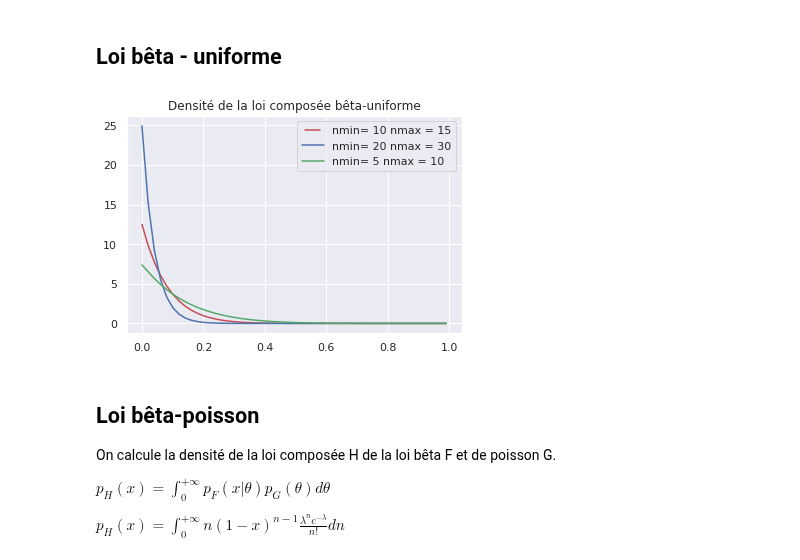
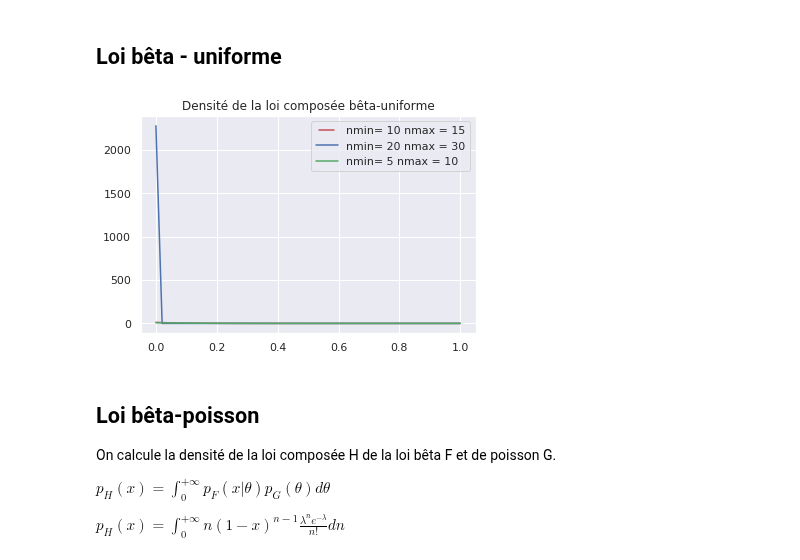
Before and after one commit to aminaghoul/reads_seq, a Jupyter notebook: stage1.ipynb, the cells around one changed output. Saved outputs shown, nothing was run; the diff lists cells and outputs as text; code cells hidden in the pictures.

```diff
--- a/stage1.ipynb
+++ b/stage1.ipynb
@@ -435,0 +436,7 @@ print(len(taille))
+# %%
+
+f=open("don.txt",'w')
+for l in taille:
+    f.writelines(l)
+    #f.write('\n') #(si besoin)
+f.close()
@@ -439,23 +448,23 @@ print(len(taille))
 ## Loi bêta - uniforme
 # %%
 axes = plt.gca()
-x=np.linspace(0.00000001,0.99)
+x=np.linspace(0.00001,0.9999)
 def f(x,a, b):
     return np.exp(-np.log(1-x))/(b-a)*((b*np.exp(b*np.log(1-x)) - a*np.exp(a*np.log(1-x)))/(np.log(1-x)) +
                                            (np.exp(a*np.log(1-x)) - np.exp(b*np.log(1-x)))/((np.log(1-x))**2))
 
 
 
 plt.title('Densité de la loi composée bêta-uniforme')
 
 line1, =plt.plot(x,f(x,10,15), 'r', label="nmin= 10 nmax = 15")
-line2,=plt.plot(x,f(x,20,30), 'b',label="nmin= 20 nmax = 30")
+line2,=plt.plot(x,f(x,735,3945), 'b',label="nmin= 20 nmax = 30")
 plt.plot(x,f(x,5,10), 'g',label="nmin= 5 nmax = 10")
 plt.legend(handler_map={line1: HandlerLine2D(numpoints=4)})
 
 plt.show()
 # %% [output]
-[figure, old version]
+[figure, new version]
 # %% [markdown]
 ## Loi bêta-poisson
 
```
Also changed, not shown: parts of 9 cells of this notebook.
